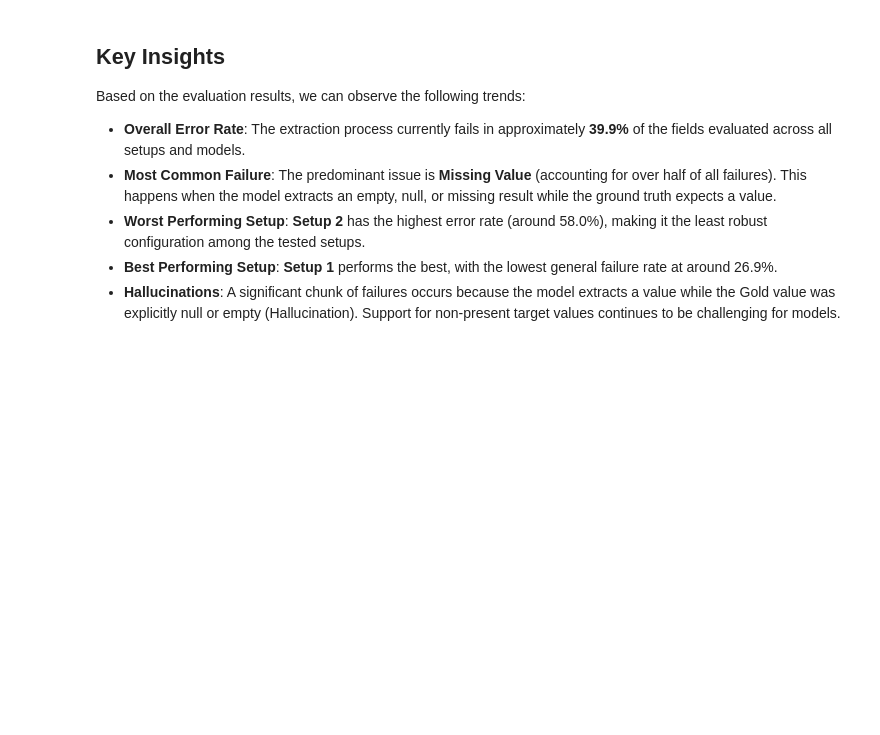
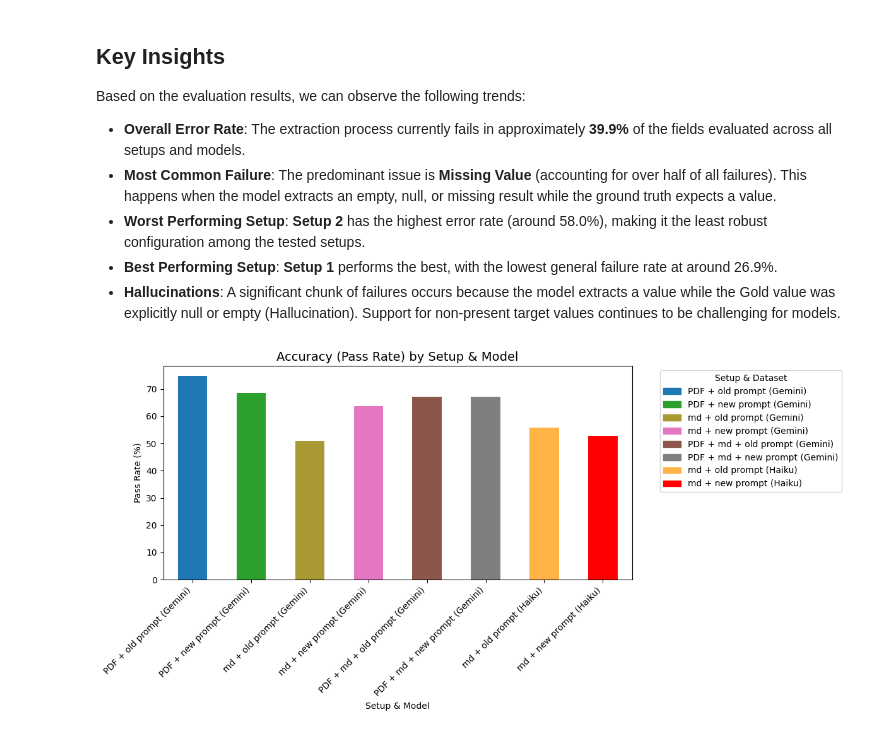
Before and after one commit to nicolasfwyss/extract-bench-experiments, a Jupyter notebook: extraction_analysis.ipynb, the cells around one changed output. Cells and saved outputs as stored; diff of their text form; code cells hidden in the pictures; blank space fills up the shorter version.

```diff
--- a/extraction_analysis.ipynb
+++ b/extraction_analysis.ipynb
@@ -161,6 +169,54 @@ Based on the evaluation results, we can observe the following trends:
 * **Worst Performing Setup**: **Setup 2** has the highest error rate (around 58.0%), making it the least robust configuration among the tested setups.
 * **Best Performing Setup**: **Setup 1** performs the best, with the lowest general failure rate at around 26.9%.
 * **Hallucinations**: A significant chunk of failures occurs because the model extracts a value while the Gold value was explicitly null or empty (Hallucination). Support for non-present target values continues to be challenging for models.
+# %%
+# 6.5 Visualize Accuracy (Pass Rate) for All Setups (Model Comparison)
+# Map the model names for cleaner legend across all evaluated logs
+def map_model_name(m):
+    return 'Haiku' if 'haiku' in str(m).lower() else 'Gemini'
+
+df_all['Model'] = df_all['model'].apply(map_model_name)
+df_all['setup_model'] = df_all['setup'].astype(str) + " (" + df_all['Model'] + ")"
+
+# Define the consistent palette based on chronological setups
+ordered_base_cats = list(setup_mapping.values()) if 'setup_mapping' in globals() else []
+gemini_setups = sorted(df_all[df_all['Model'] == 'Gemini']['setup'].dropna().unique(), key=lambda x: ordered_base_cats.index(x) if x in ordered_base_cats else 99)
+haiku_setups = sorted(df_all[df_all['Model'] == 'Haiku']['setup'].dropna().unique(), key=lambda x: ordered_base_cats.index(x) if x in ordered_base_cats else 99)
+
+gemini_color_list = ['#1f77b4', '#2ca02c', '#A89932', '#e377c2', '#8c564b', '#7f7f7f'] # blue, green, dark yellow, pink, brown, grey
+haiku_color_list = ['#FFB347', '#FF0000'] # light orange, dark orange, red, dark red
+
+setup_palette = {}
+for i, s in enumerate(gemini_setups):
+    setup_palette[f"{s} (Gemini)"] = gemini_color_list[i % len(gemini_color_list)]
+for i, s in enumerate(haiku_setups):
+    setup_palette[f"{s} (Haiku)"] = haiku_color_list[i % len(haiku_color_list)]
+
+all_setup_models = [f"{s} (Gemini)" for s in gemini_setups] + [f"{s} (Haiku)" for s in haiku_setups]
+df_all['setup_model'] = pd.Categorical(df_all['setup_model'], categories=all_setup_models, ordered=True)
+
+# Group by setup_model for Pass Rate across ALL setups
+accuracy_stats_model = df_all.groupby('setup_model', observed=False)['passed'].mean() * 100
+
+plt.figure(figsize=(12, 6))
+# Plotting Pass Rate with specified colors
+plot_colors = [setup_palette.get(x, 'tab:gray') for x in accuracy_stats_model.index]
+
+accuracy_stats_model.plot(kind='bar', color=plot_colors, figsize=(12, 6))
+
+plt.title('Accuracy (Pass Rate) by Setup & Model', fontsize=14)
+plt.ylabel('Pass Rate (%)')
+plt.xlabel('Setup & Model')
+
+import matplotlib.patches as mpatches
+handles = [mpatches.Patch(color=setup_palette[sm], label=sm) for sm in all_setup_models if sm in setup_palette]
+plt.legend(handles=handles, title='Setup & Dataset', bbox_to_anchor=(1.05, 1), loc='upper left')
+
+plt.xticks(rotation=45, ha='right')
+plt.tight_layout()
+plt.show()
+# %% [output]
+[figure, added]
 # %%
 # 7. Combined Visualization and Export
 import matplotlib.pyplot as plt
```
Also changed, not shown: parts of 8 cells of this notebook.
